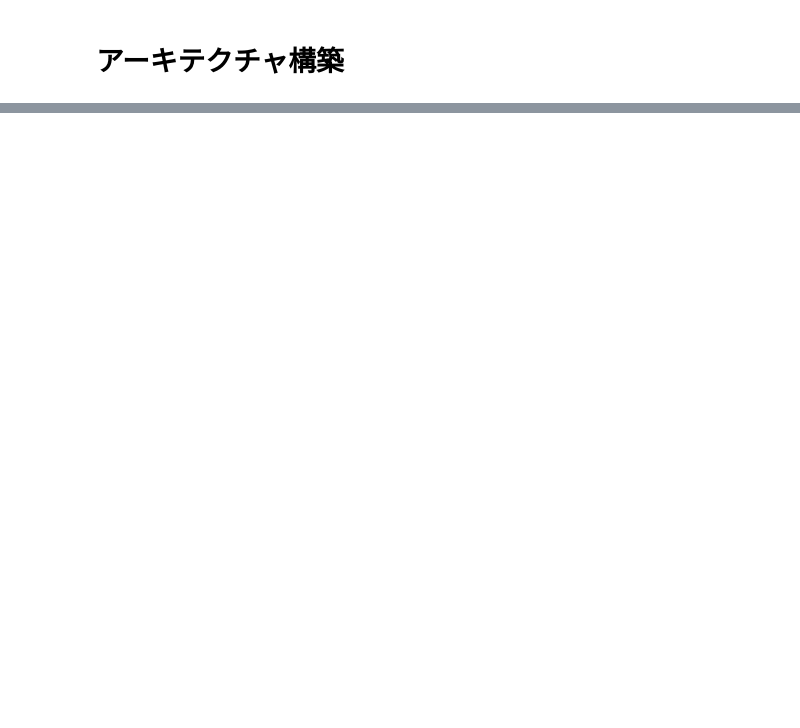
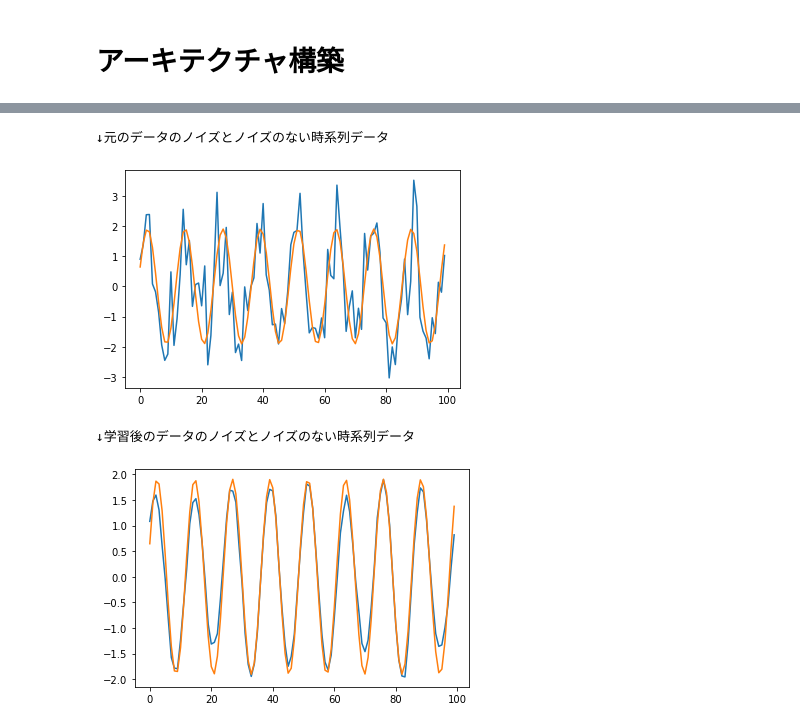
Before and after one commit to Go-to-Ray/Youtube_AI, a Jupyter notebook: CNN/cnn1d_fullscratch.ipynb, the cells around one changed output, grey strips where cells are left out. Drawn from its saved outputs; the diff is of its cells as text; code cells hidden in the pictures; blank space fills up the shorter version.

```diff
--- a/CNN/cnn1d_fullscratch.ipynb
+++ b/CNN/cnn1d_fullscratch.ipynb
@@ -242,0 +620,16 @@ NameError: name 'col' is not defined
+# %%
+print("↓元のデータのノイズとノイズのない時系列データ")
+plt.plot(X_test_cnn[0,0,:])
+plt.plot(y_test[0])
+plt.show()
+
+y_predict_cnn = cnn.predict(X_test_cnn[:10])
+print("↓学習後のデータのノイズとノイズのない時系列データ")
+plt.plot(y_predict_cnn[0])
+plt.plot(y_test[0])
+plt.show()
+# %% [output]
+↓元のデータのノイズとノイズのない時系列データ
+[figure, added]
+↓学習後のデータのノイズとノイズのない時系列データ
+[figure, added]
```
Also changed, not shown: parts of 51 cells of this notebook, 14 other files.
